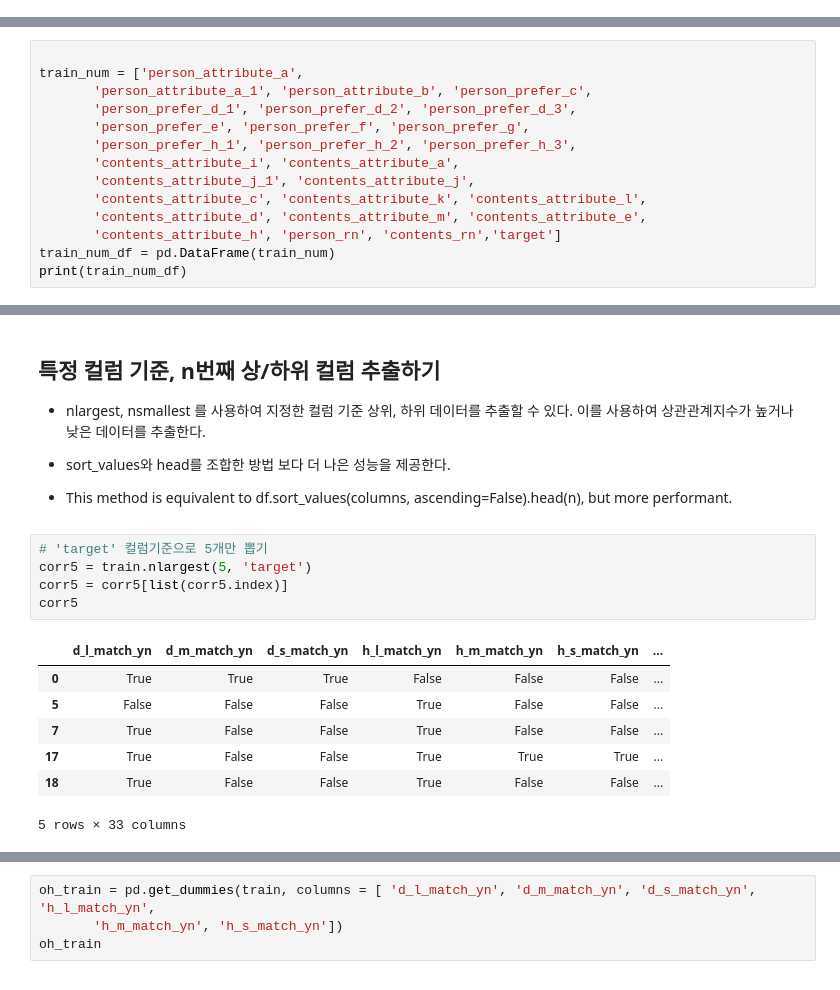
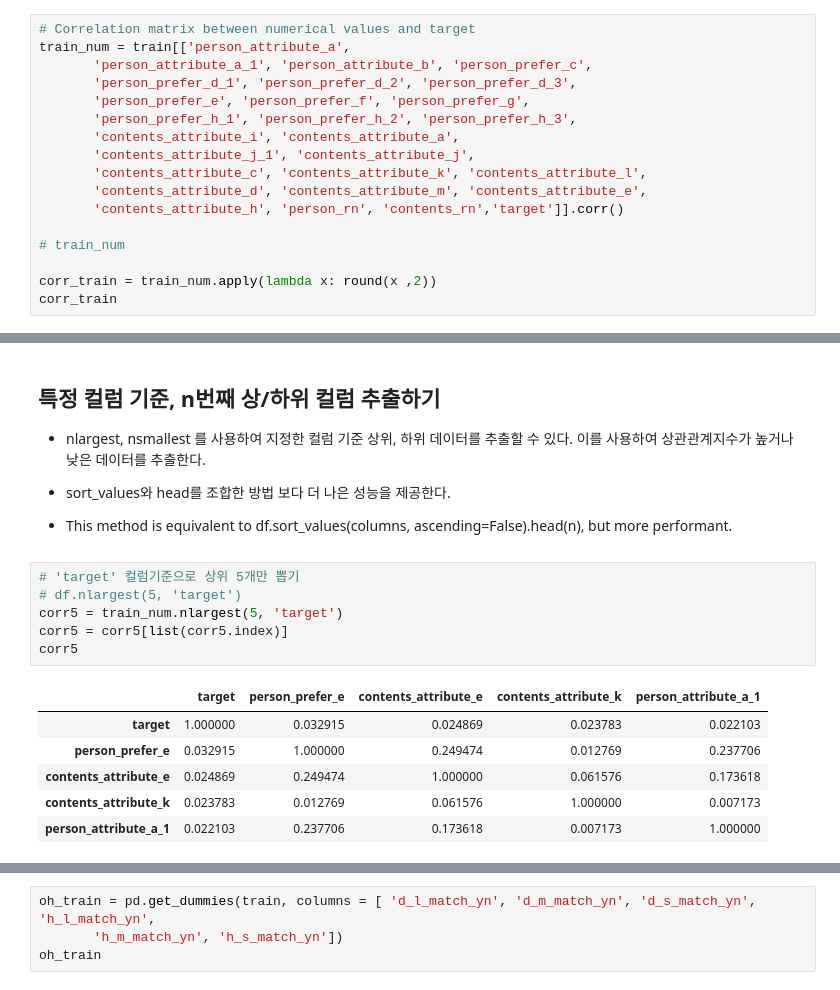
Before and after one commit to genie-lee-beep/Jieun-Lee, a Jupyter notebook: AI Competition/jobcare recommendation/DACON_job recommendation.ipynb, the cells around one changed output, grey strips where cells are left out. Saved outputs shown, nothing was run; the diff lists cells and outputs as text.

```diff
--- a/AI Competition/jobcare recommendation/DACON_job recommendation.ipynb
+++ b/AI Competition/jobcare recommendation/DACON_job recommendation.ipynb
@@ -156,0 +134,17 @@ dtype: object
+# %%
+# Correlation matrix between numerical values and target
+train_num = train[['person_attribute_a',
+       'person_attribute_a_1', 'person_attribute_b', 'person_prefer_c',
+       'person_prefer_d_1', 'person_prefer_d_2', 'person_prefer_d_3',
+       'person_prefer_e', 'person_prefer_f', 'person_prefer_g',
+       'person_prefer_h_1', 'person_prefer_h_2', 'person_prefer_h_3',
+       'contents_attribute_i', 'contents_attribute_a',
+       'contents_attribute_j_1', 'contents_attribute_j',
+       'contents_attribute_c', 'contents_attribute_k', 'contents_attribute_l',
+       'contents_attribute_d', 'contents_attribute_m', 'contents_attribute_e',
+       'contents_attribute_h', 'person_rn', 'contents_rn','target']].corr()
+
+# train_num
+
+corr_train = train_num.apply(lambda x: round(x ,2))
+corr_train
@@ -181,14 +184,0 @@ sns.heatmap(data=correlation_matrix, annot=True) # 상관계수 분석
-# %%
-
-train_num = ['person_attribute_a',
-       'person_attribute_a_1', 'person_attribute_b', 'person_prefer_c',
-       'person_prefer_d_1', 'person_prefer_d_2', 'person_prefer_d_3',
-       'person_prefer_e', 'person_prefer_f', 'person_prefer_g',
-       'person_prefer_h_1', 'person_prefer_h_2', 'person_prefer_h_3',
-       'contents_attribute_i', 'contents_attribute_a',
-       'contents_attribute_j_1', 'contents_attribute_j',
-       'contents_attribute_c', 'contents_attribute_k', 'contents_attribute_l',
-       'contents_attribute_d', 'contents_attribute_m', 'contents_attribute_e',
-       'contents_attribute_h', 'person_rn', 'contents_rn','target']
-train_num_df = pd.DataFrame(train_num)
-print(train_num_df)
@@ -228,15 +190,15 @@ AttributeError: 'list' object has no attribute 'corr'
 
 - This method is equivalent to df.sort_values(columns, ascending=False).head(n), but more performant.
 # %%
-# 'target' 컬럼기준으로 5개만 뽑기
-corr5 = train.nlargest(5, 'target')
+# 'target' 컬럼기준으로 상위 5개만 뽑기
+# df.nlargest(5, 'target')
+corr5 = train_num.nlargest(5, 'target')
 corr5 = corr5[list(corr5.index)]
 corr5
 # %% [output]
-|  | d_l_match_yn | d_m_match_yn | d_s_match_yn | h_l_match_yn | h_m_match_yn | h_s_match_yn | ... |
-| 0 | True | True | True | False | False | False | ... |
-| 5 | False | False | False | True | False | False | ... |
-| 7 | True | False | False | True | False | False | ... |
-| 17 | True | False | False | True | True | True | ... |
-| 18 | True | False | False | True | False | False | ... |
+|  | target | person_prefer_e | contents_attribute_e | contents_attribute_k | person_attribute_a_1 |
+| target | 1.000000 | 0.032915 | 0.024869 | 0.023783 | 0.022103 |
+| person_prefer_e | 0.032915 | 1.000000 | 0.249474 | 0.012769 | 0.237706 |
+| contents_attribute_e | 0.024869 | 0.249474 | 1.000000 | 0.061576 | 0.173618 |
+| contents_attribute_k | 0.023783 | 0.012769 | 0.061576 | 1.000000 | 0.007173 |
+| person_attribute_a_1 | 0.022103 | 0.237706 | 0.173618 | 0.007173 | 1.000000 |
-5 rows × 33 columns
```
Also changed, not shown: parts of 14 cells of this notebook.
